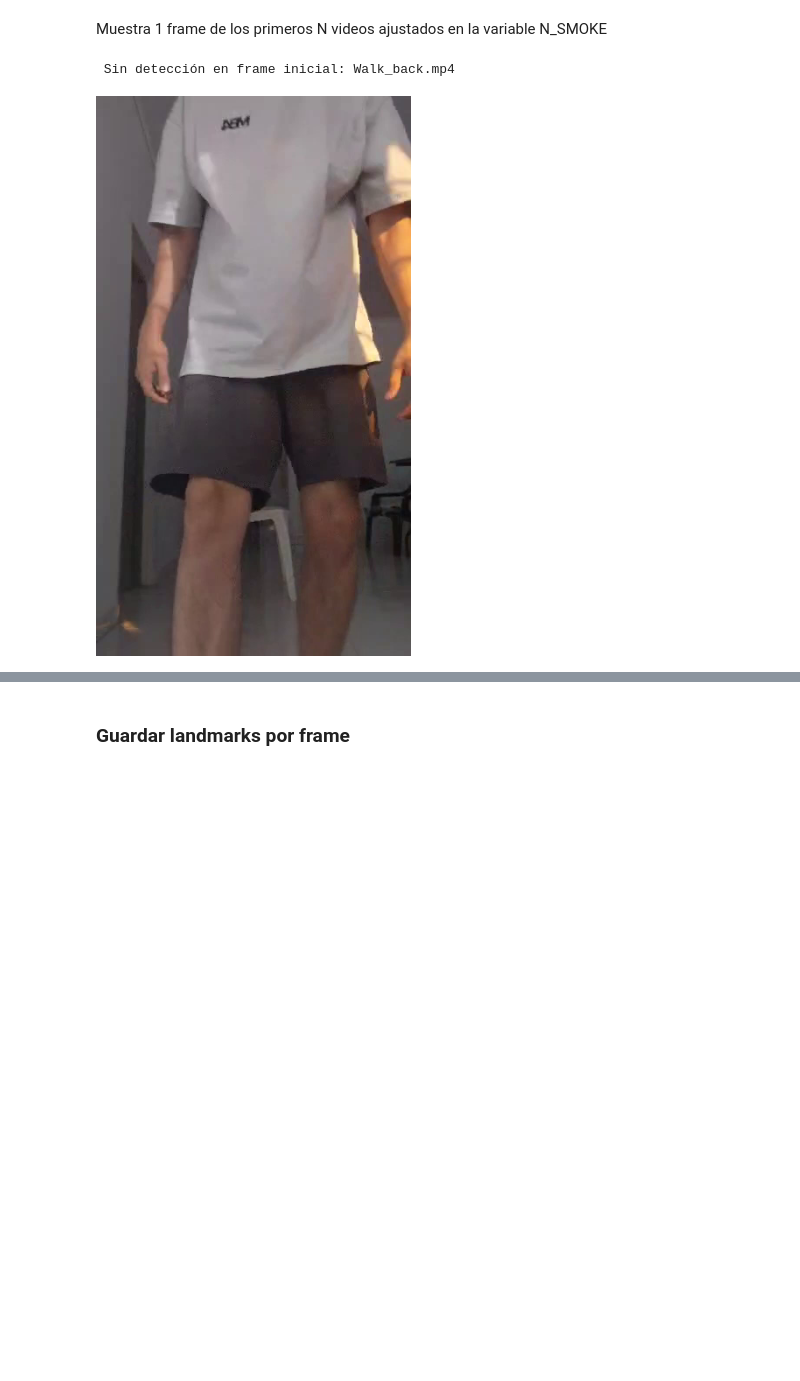
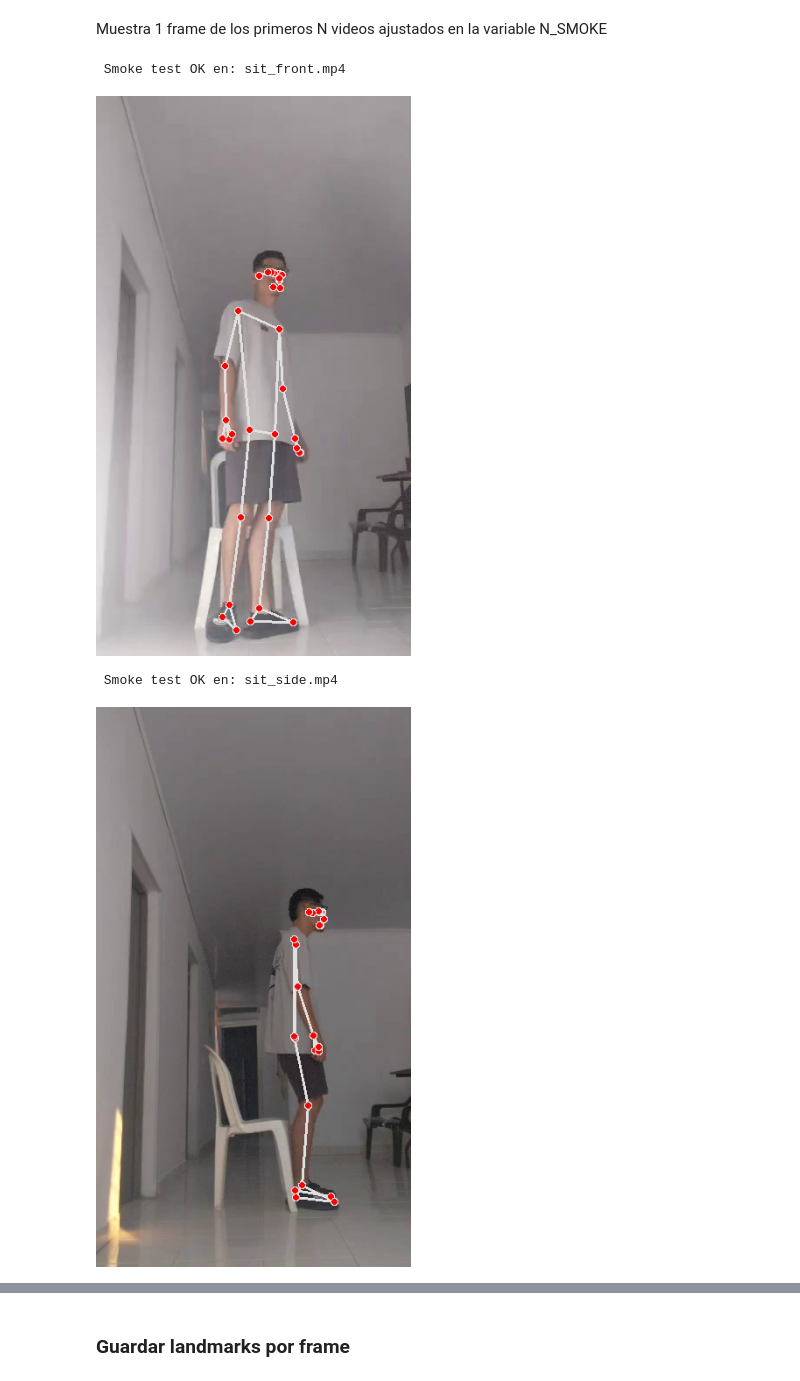
Before and after one commit to ItsJuanda17/Proyecto-Final-APOIII, a Jupyter notebook: Entrega 1/src/scripts/Proyecto.ipynb, the cells around one changed output, grey strips where cells are left out. Drawn from its saved outputs; the diff is of its cells as text; code cells hidden in the pictures; blank space fills up the shorter version.

```diff
--- a/Entrega 1/src/scripts/Proyecto.ipynb
+++ b/Entrega 1/src/scripts/Proyecto.ipynb
@@ -135,14 +134,15 @@ os.makedirs(DRIVE_POSES,  exist_ok=True)
 ###Recolectar los videos a procesar
 # %%
 VIDEO_EXTS = ("*.mp4","*.avi","*.mov","*.mkv","*.wmv","*.flv")
+
 video_paths = []
 for ext in VIDEO_EXTS:
-    video_paths += glob.glob(os.path.join(DRIVE_VIDEOS, ext))
+    video_paths += glob.glob(os.path.join(DRIVE_VIDEOS, "**", ext), recursive=True)
+
 video_paths = sorted(video_paths)
-
 print(f"🎬 Videos encontrados: {len(video_paths)}")
-for p in video_paths[:5]:
-    print("  -", os.path.basename(p))
+for p in video_paths[:10]:
+    print(" -", os.path.relpath(p, DRIVE_VIDEOS))
 if not video_paths:
     print("No hay videos en", DRIVE_VIDEOS)
 # %% [output]
@@ -159,26 +164,28 @@ Muestra 1 frame de los primeros N videos ajustados en la variable N_SMOKE
 # %%
 from google.colab.patches import cv2_imshow
 
-N_SMOKE = 1  # cambia2 a 2-3 si se quieren ver más
+N_SMOKE = 5  # cambia2 a 2-3 si se quieren ver más
 
 for i, vp in enumerate(video_paths[:N_SMOKE]):
     cap = cv2.VideoCapture(vp)
     ok, frame = cap.read()
     cap.release()
     if not ok:
         print(f" No pude leer: {os.path.basename(vp)}"); continue
 
     with mp_pose.Pose(min_detection_confidence=0.5,
                       min_tracking_confidence=0.5) as pose:
         rgb = cv2.cvtColor(frame, cv2.COLOR_BGR2RGB)
         res = pose.process(rgb)
         bgr = frame.copy()
         if res.pose_landmarks:
             mp_drawing.draw_landmarks(bgr, res.pose_landmarks, mp_pose.POSE_CONNECTIONS)
             print(f" Smoke test OK en: {os.path.basename(vp)}")
         else:
             print(f" Sin detección en frame inicial: {os.path.basename(vp)}")
         cv2_imshow(bgr)
 # %% [output]
- Sin detección en frame inicial: Walk_back.mp4
+ Smoke test OK en: sit_front.mp4
-[figure, old version]
+[figure, new version]
+ Smoke test OK en: sit_side.mp4
+[figure, added]
```
Also changed, not shown: parts of 36 cells of this notebook.
